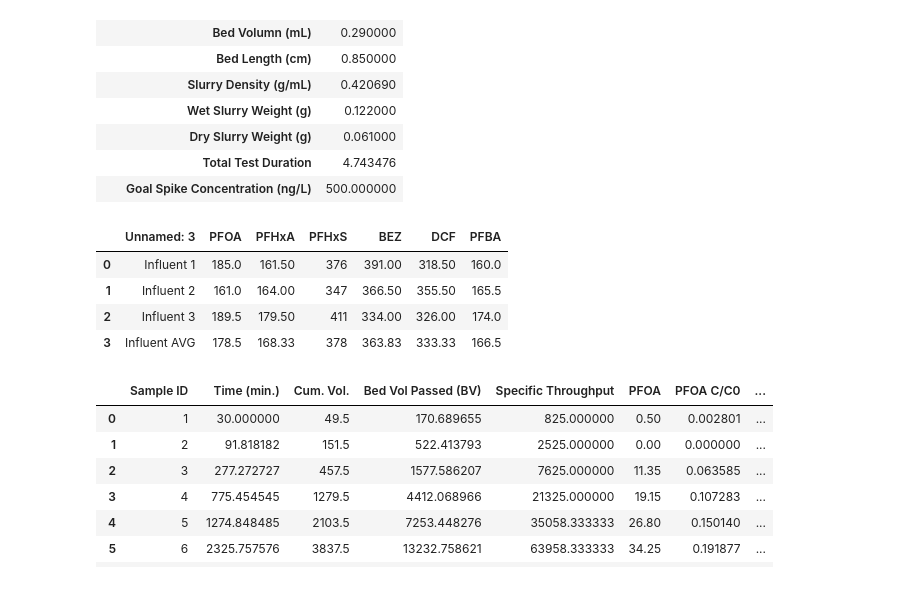
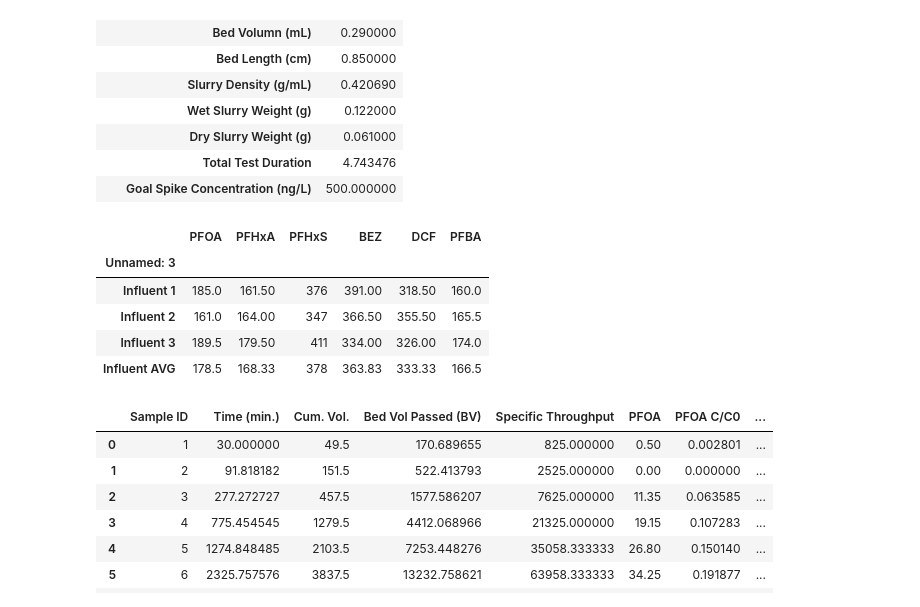
Before and after one commit to edsaac/cowerc-adsorption, a Jupyter notebook: notebooks/only_python/merging_data_other_experiments.ipynb, the cells around one changed output. Cells and saved outputs as stored; diff of their text form; code cells hidden in the pictures.

```diff
--- a/notebooks/only_python/merging_data_other_experiments.ipynb
+++ b/notebooks/only_python/merging_data_other_experiments.ipynb
@@ -57,13 +42,15 @@ xls_setup
 | Goal Spike Concentration (ng/L) | 500.000000 |
 # %%
 xls_influent = pd.read_excel(excel_file, sheet_name=sheet_name, skiprows=11, nrows=4, usecols="D:J")
+xls_influent.set_index("Unnamed: 3", inplace=True)
 xls_influent
 # %% [output]
-|  | Unnamed: 3 | PFOA | PFHxA | PFHxS | BEZ | DCF | PFBA |
-| 0 | Influent 1 | 185.0 | 161.50 | 376 | 391.00 | 318.50 | 160.0 |
-| 1 | Influent 2 | 161.0 | 164.00 | 347 | 366.50 | 355.50 | 165.5 |
-| 2 | Influent 3 | 189.5 | 179.50 | 411 | 334.00 | 326.00 | 174.0 |
-| 3 | Influent AVG | 178.5 | 168.33 | 378 | 363.83 | 333.33 | 166.5 |
+|  | PFOA | PFHxA | PFHxS | BEZ | DCF | PFBA |
+| Unnamed: 3 |  |  |  |  |  |  |
+| Influent 1 | 185.0 | 161.50 | 376 | 391.00 | 318.50 | 160.0 |
+| Influent 2 | 161.0 | 164.00 | 347 | 366.50 | 355.50 | 165.5 |
+| Influent 3 | 189.5 | 179.50 | 411 | 334.00 | 326.00 | 174.0 |
+| Influent AVG | 178.5 | 168.33 | 378 | 363.83 | 333.33 | 166.5 |
 # %%
 xls_btc = pd.read_excel(excel_file, sheet_name=sheet_name, header=19, usecols="A:Q")
 xls_btc
```
Also changed, not shown: parts of 18 cells of this notebook, 6 other files.
